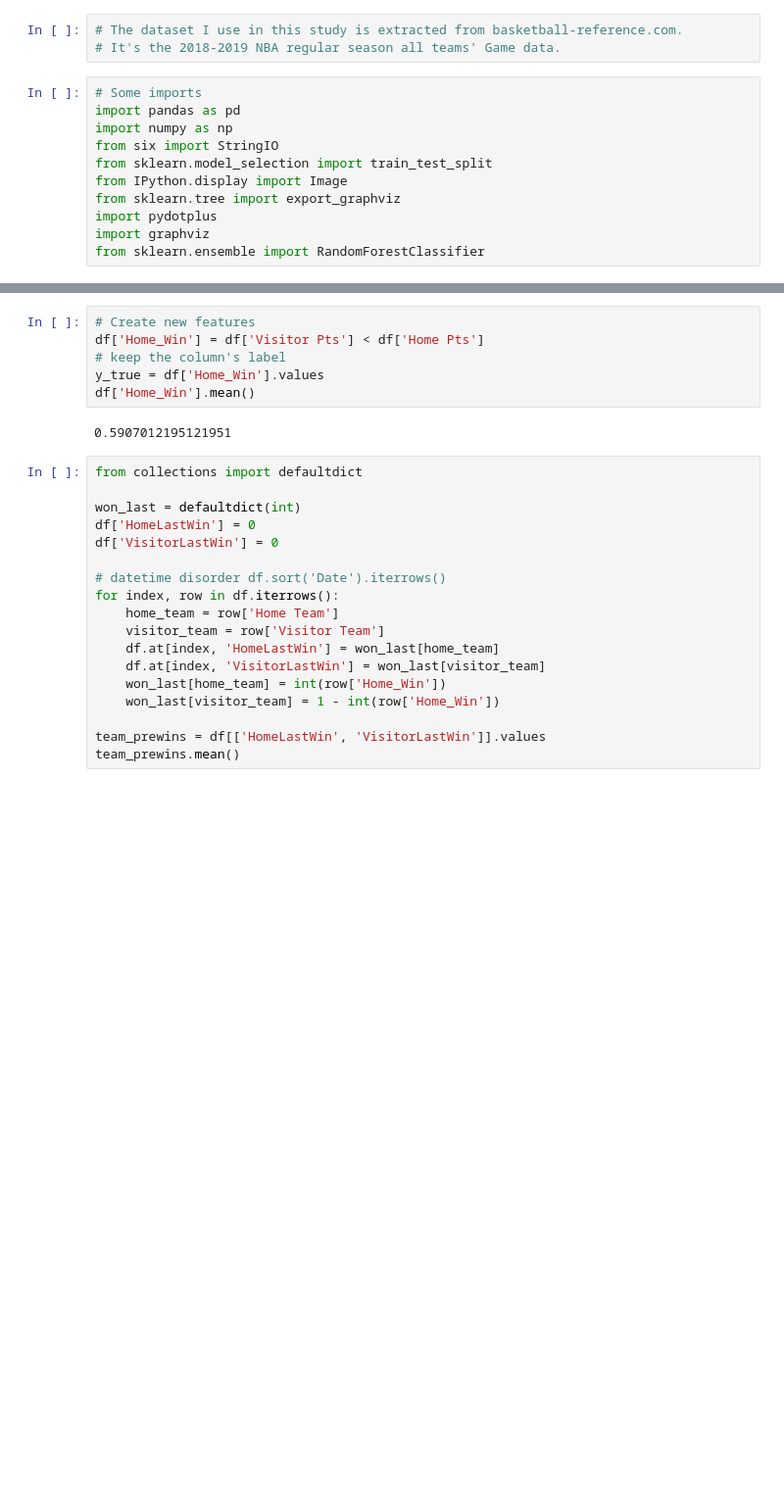
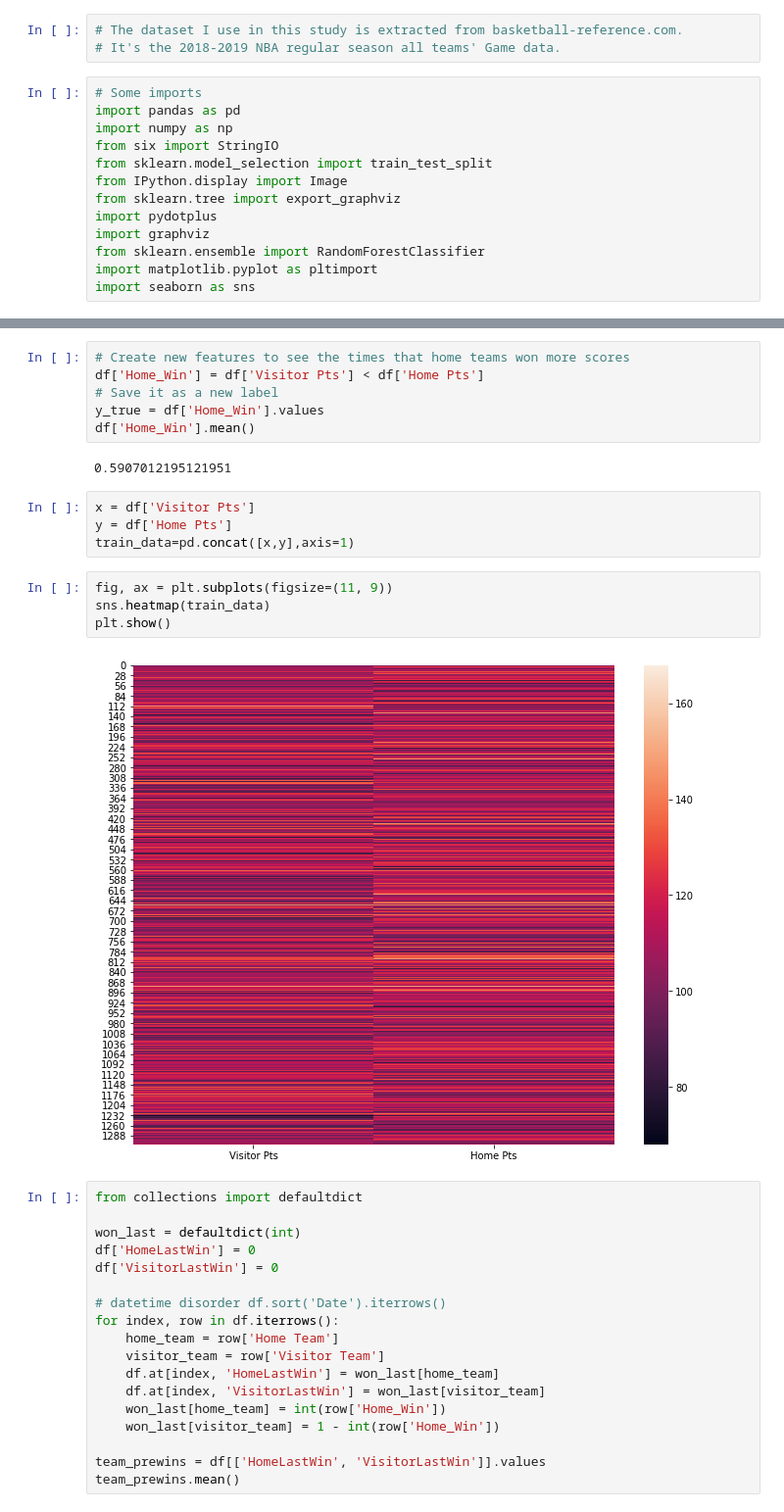
Before and after one commit to JTL66/mlproject, a Jupyter notebook: NBA Game Win or loss Predict-Proposal.ipynb, the cells around one changed output, grey strips where cells are left out. Shown: that part at 98% size. Cells and saved outputs as stored; diff of their text form; blank space fills up the shorter version.

```diff
--- a/NBA Game Win or loss Predict-Proposal.ipynb
+++ b/NBA Game Win or loss Predict-Proposal.ipynb
@@ -15,6 +15,8 @@ from sklearn.tree import export_graphviz
 import pydotplus
 import graphviz
 from sklearn.ensemble import RandomForestClassifier
+import matplotlib.pyplot as pltimport
+import seaborn as sns
 # %%
 # Read data
 df = pd.read_csv('games_18_19.csv')
@@ -30,13 +32,23 @@ df.head() # View the first 5 rows
 | 3 | 2018-10-17 | 7:00p | Brooklyn Nets | 100 | Detroit Pistons | 103 | Box Score | NaN | NaN |
 | 4 | 2018-10-17 | 7:00p | Memphis Grizzlies | 83 | Indiana Pacers | 111 | Box Score | NaN | NaN |
 # %%
-# Create new features
+# Create new features to see the times that home teams won more scores
 df['Home_Win'] = df['Visitor Pts'] < df['Home Pts']
-# keep the column's label
+# Save it as a new label
 y_true = df['Home_Win'].values
 df['Home_Win'].mean()
 # %% [output]
 0.5907012195121951
+# %%
+x = df['Visitor Pts']
+y = df['Home Pts']
+train_data=pd.concat([x,y],axis=1)
+# %%
+fig, ax = plt.subplots(figsize=(11, 9))
+sns.heatmap(train_data)
+plt.show()
+# %% [output]
+[figure, added]
 # %%
 from collections import defaultdict
 
```
